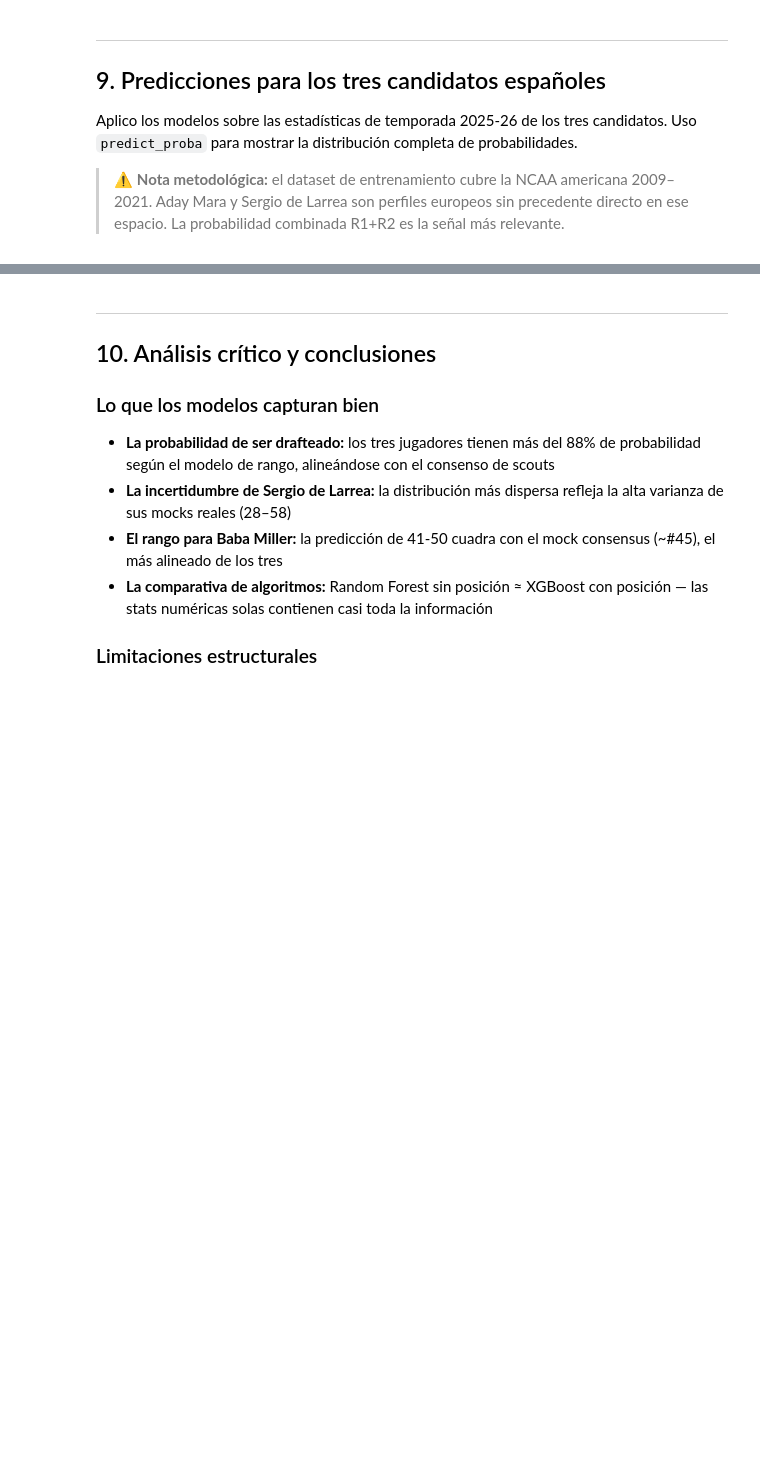
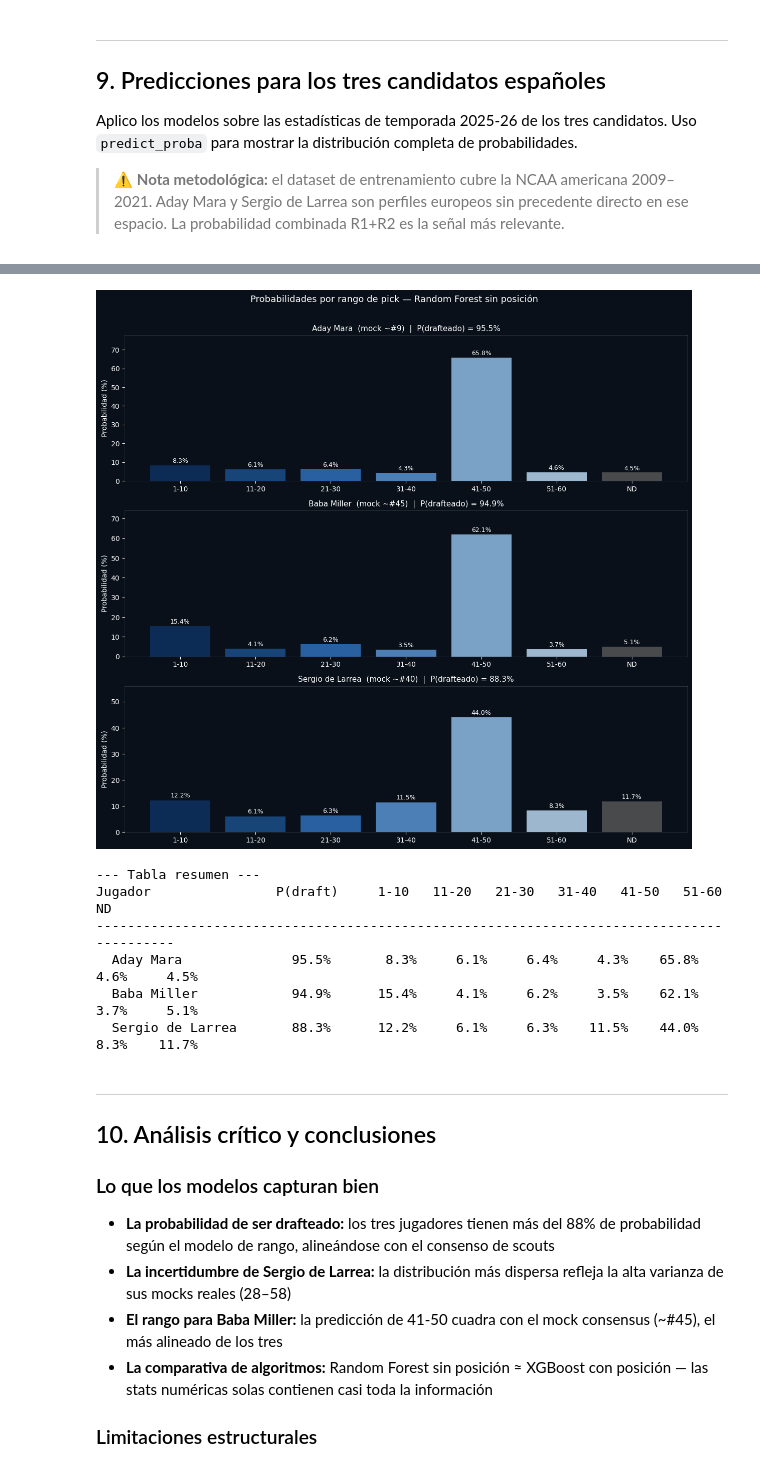
Before and after one commit to RobertoCantero82/nba-draft-2026-prediccion, a Jupyter notebook: notebooks/memoria.ipynb, the cells around one changed output, grey strips where cells are left out. Cells and saved outputs as stored; diff of their text form; code cells hidden in the pictures; blank space fills up the shorter version.

```diff
--- a/notebooks/memoria.ipynb
+++ b/notebooks/memoria.ipynb
@@ -552,6 +587,6 @@ plt.show()
 # %%
 # modelo de rango — distribución por los 6 rangos de pick + ND
-cols_rango   = modelo_rango_sp.get_booster().feature_names
+cols_rango   = modelo_rango_sp.feature_names_in_
 clases_rango = le_rango_sp.classes_
 rangos_orden = ["1-10","11-20","21-30","31-40","41-50","51-60","ND"]
 colores_rangos = ["#0d3060","#1B4F8A","#2e6fba","#5a94d4","#8fbce6","#b8d6f0","#555555"]
@@ -574,33 +609,41 @@ for ax, j in zip(axes, espanoles):
     barras = ax.bar(rangos_orden, [p*100 for p in probs_ord], color=colores_rangos, alpha=0.85)
     for b, p in zip(barras, probs_ord):
         if p > 0.01:
             ax.text(b.get_x() + b.get_width()/2, b.get_height() + 0.5,
                     f"{p*100:.1f}%", ha="center", va="bottom", color="white", fontsize=9)
     ax.set_ylim(0, max(p*100 for p in probs_ord) + 12)
     ax.set_title(f"{j['nombre']}  (mock {j['mock']})  |  P(drafteado) = {prob_draft:.1f}%",
                  color="white", fontsize=11)
     ax.set_ylabel("Probabilidad (%)", color="white")
     ax.tick_params(colors="white")
     for spine in ax.spines.values(): spine.set_edgecolor("#ffffff22")
 
 plt.tight_layout()
 plt.show()
 
 # tabla resumen
 print("--- Tabla resumen ---")
 print(f"{'Jugador':<22} {'P(draft)':<10}", "  ".join(f"{r:>6}" for r in rangos_orden))
 print("-"*90)
 for j in espanoles:
     X_esp = pd.DataFrame(0, index=[0], columns=cols_rango)
     for col in ["pts", "treb", "ast", "stl", "blk"]:
         if col in X_esp.columns:
             X_esp[col] = j[col]
     probs = modelo_rango_sp.predict_proba(X_esp)[0]
     clases_list = list(clases_rango)
     probs_ord = [probs[clases_list.index(r)] if r in clases_list else 0 for r in rangos_orden]
     prob_draft = sum(p for r, p in zip(rangos_orden, probs_ord) if r != "ND") * 100
     fila = "  ".join(f"{p*100:6.1f}%" for p in probs_ord)
     print(f"  {j['nombre']:<20} {prob_draft:>6.1f}%    {fila}")
+# %% [output]
+[figure, added]
+--- Tabla resumen ---
+Jugador                P(draft)     1-10   11-20   21-30   31-40   41-50   51-60      ND
+------------------------------------------------------------------------------------------
+  Aday Mara              95.5%       8.3%     6.1%     6.4%     4.3%    65.8%     4.6%     4.5%
+  Baba Miller            94.9%      15.4%     4.1%     6.2%     3.5%    62.1%     3.7%     5.1%
+  Sergio de Larrea       88.3%      12.2%     6.1%     6.3%    11.5%    44.0%     8.3%    11.7%
 # %% [markdown]
 ---
 ## 10. Análisis crítico y conclusiones
```
Also changed, not shown: parts of 5 cells of this notebook, 6 other files.
